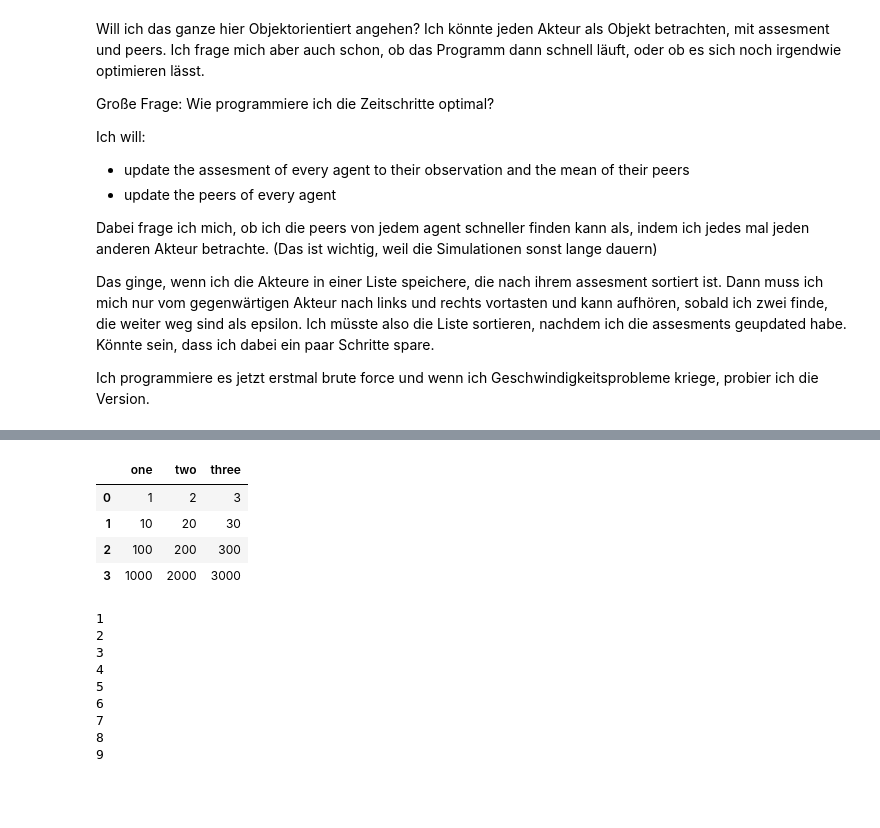
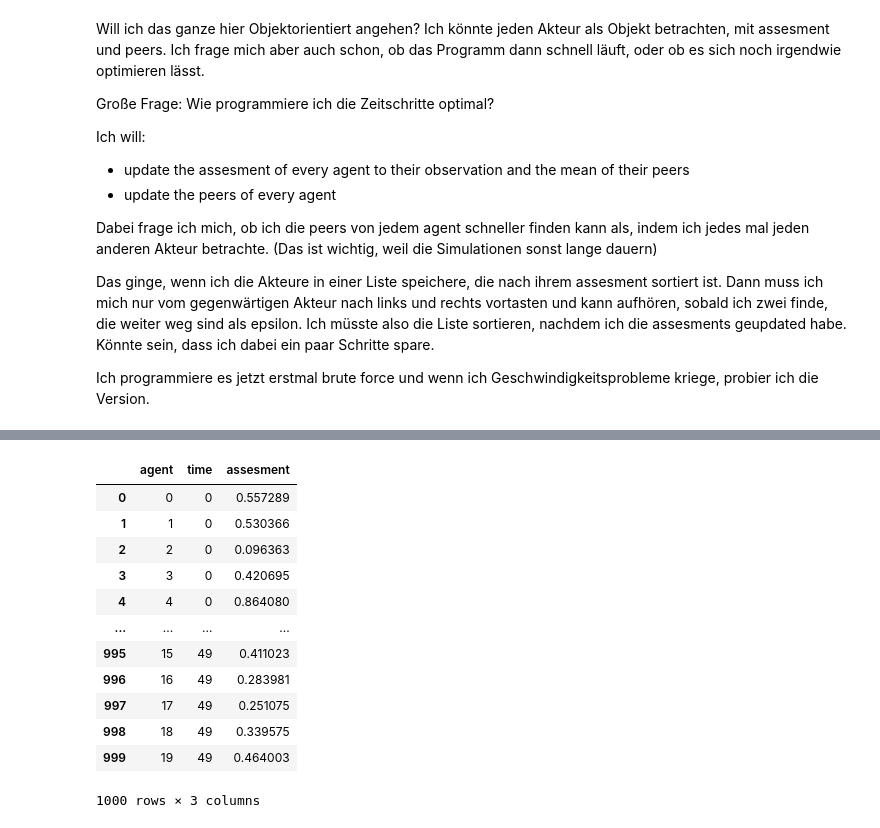
Before and after one commit to FrtZgwL/FreeSpeechABM, a Jupyter notebook: abm/model.ipynb, the cells around one changed output, grey strips where cells are left out. Cells and saved outputs as stored; diff of their text form; code cells hidden in the pictures; blank space fills up the shorter version.

```diff
--- a/abm/model.ipynb
+++ b/abm/model.ipynb
@@ -177,38 +165,17 @@ sns.relplot(
-# %%
-# "agent", "time", "assesment"
-
-dict = {
-    1: [1, 2, 3],
-    2: [2, 4, 6],
-    3: [3, 9, 18],
-    4: [4, 8, 16]
-}
-
-arr = [
-    [1, 2, 3],
-    [10, 20, 30],
-    [100, 200, 300]
-]
-
-arr.append([1000, 2000, 3000])
-
-pd.DataFrame(arr, columns=["one", "two", "three"])
-# %% [output]
-|  | one | two | three |
-| 0 | 1 | 2 | 3 |
-| 1 | 10 | 20 | 30 |
-| 2 | 100 | 200 | 300 |
-| 3 | 1000 | 2000 | 3000 |
-# %%
-for i in range(1, 10):
-    print(i)
-# %% [output]
-1
-2
-3
-4
-5
-6
-7
-8
-9
+# %%
+dataframe = pd.DataFrame(data, columns=["agent", "time", "assesment"])
+dataframe
+# %% [output]
+|  | agent | time | assesment |
+| 0 | 0 | 0 | 0.557289 |
+| 1 | 1 | 0 | 0.530366 |
+| 2 | 2 | 0 | 0.096363 |
+| 3 | 3 | 0 | 0.420695 |
+| 4 | 4 | 0 | 0.864080 |
+| ... | ... | ... | ... |
+| 995 | 15 | 49 | 0.411023 |
+| 996 | 16 | 49 | 0.283981 |
+| 997 | 17 | 49 | 0.251075 |
+| 998 | 18 | 49 | 0.339575 |
+| 999 | 19 | 49 | 0.464003 |
+1000 rows × 3 columns
```
Also changed, not shown: parts of 7 cells of this notebook.
